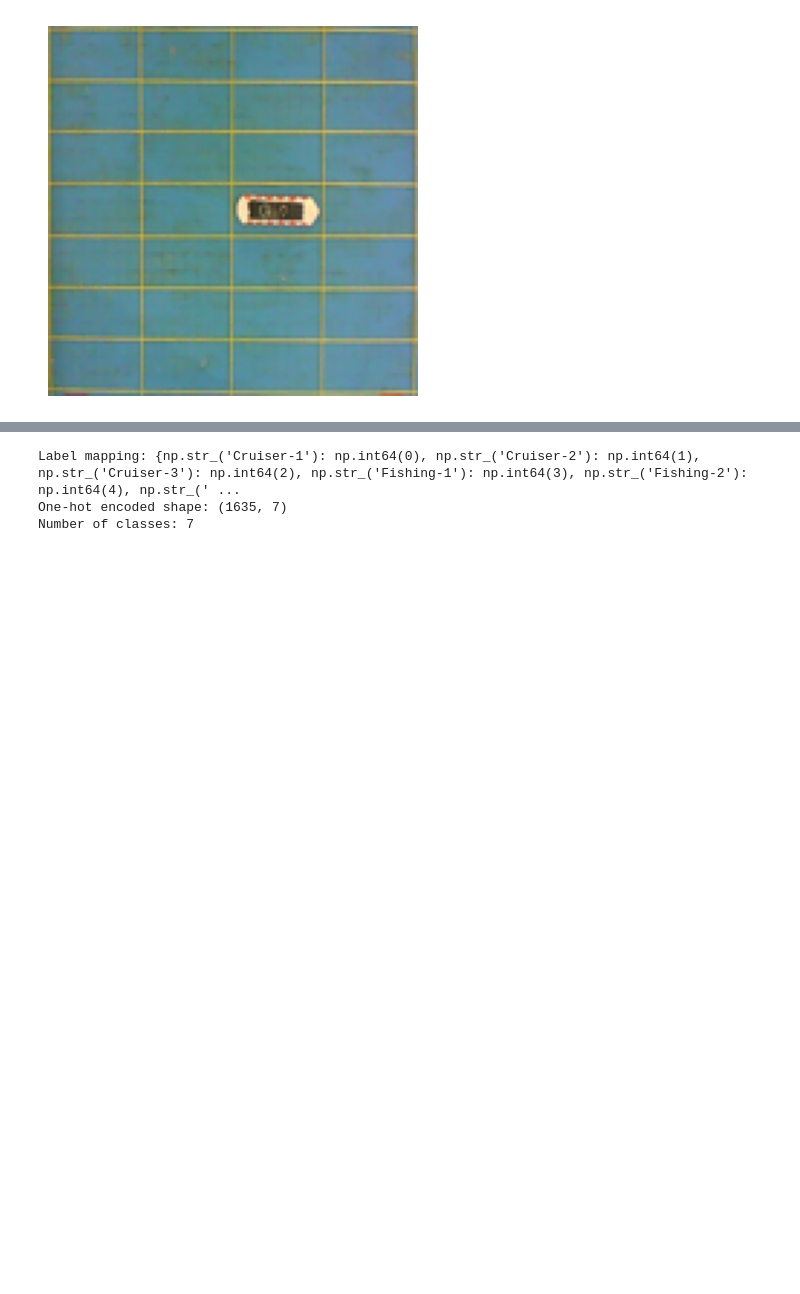
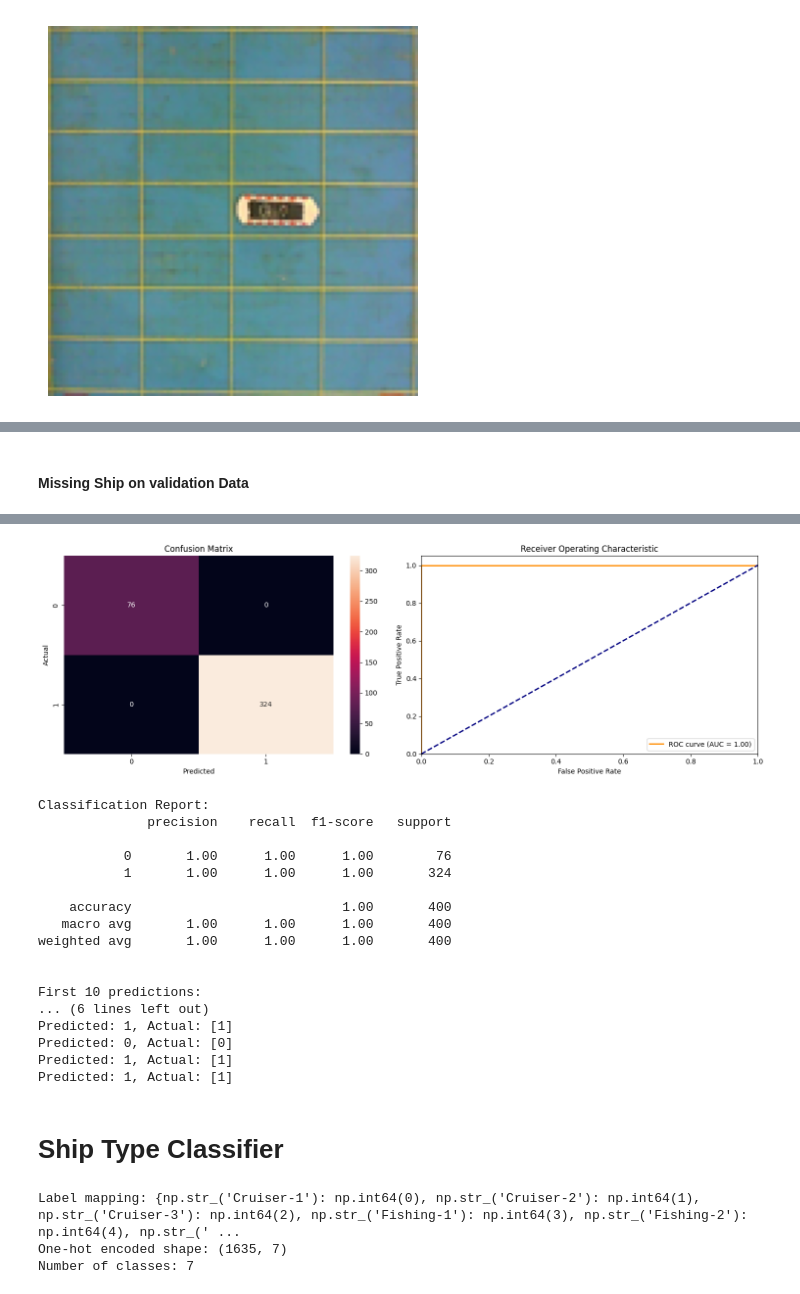
Before and after one commit to Asgharzade/detect-the-ship, a Jupyter notebook: process.ipynb, the cells around one changed output, grey strips where cells are left out. Cells and saved outputs as stored; diff of their text form; code cells hidden in the pictures; blank space fills up the shorter version.

```diff
--- a/process.ipynb
+++ b/process.ipynb
@@ -239,3 +242,61 @@ Predicted: 1, Actual: [1]
 Predicted: 1, Actual: [1]
 Predicted: 1, Actual: [1]
 Predicted: 1, Actual: [1]
+# %%
+processed_images_test, empty_labels_test, location_label_test, location_label_test, location_label_test = preprocess_images_ship_present(test_images, test_labels, test_labels_df)
+# %% [markdown]
+#### Missing Ship on validation Data
+# %%
+from sklearn.metrics import confusion_matrix, classification_report, roc_curve, auc
+import seaborn as sns
+import numpy as np
+
+import matplotlib.pyplot as plt
+
+## Validation Data
+
+
+# Get predictions for all test images
+predictions_ship_present = model_ship_present.predict(processed_images_test)
+
+# Convert predictions to binary values (0 or 1) using threshold of 0.5
+binary_predictions_ship_present = (predictions_ship_present > 0.5).astype(int)
+
+# Calculate confusion matrix
+cm = confusion_matrix(empty_labels_test, binary_predictions_ship_present)
+
+# Calculate ROC curve and AUC
+fpr, tpr, thresholds = roc_curve(empty_labels_test, predictions_ship_present)
+roc_auc = auc(fpr, tpr)
+
+# Plot confusion matrix and ROC curve
+fig, (ax1, ax2) = plt.subplots(1, 2, figsize=(15, 5))
+
+# Plot confusion matrix
+sns.heatmap(cm, annot=True, fmt='d', ax=ax1)
+ax1.set_title('Confusion Matrix')
+ax1.set_xlabel('Predicted')
+ax1.set_ylabel('Actual')
+
+# Plot ROC curve
+ax2.plot(fpr, tpr, color='darkorange', lw=2, label=f'ROC curve (AUC = {roc_auc:.2f})')
+ax2.plot([0, 1], [0, 1], color='navy', lw=2, linestyle='--')
+ax2.set_xlim([0.0, 1.0])
+ax2.set_ylim([0.0, 1.05])
+ax2.set_xlabel('False Positive Rate')
+ax2.set_ylabel('True Positive Rate')
+ax2.set_title('Receiver Operating Characteristic')
+ax2.legend(loc="lower right")
+
+plt.tight_layout()
+plt.show()
+
+# Print classification report
+print("\nClassification Report:")
+print(classification_report(empty_labels_test, binary_predictions_ship_present))
+
+# Print first few predictions and their actual values
+print("\nFirst 10 predictions:")
+for i in range(10):
+    print(f"Predicted: {binary_predictions_ship_present[i][0]}, Actual: {empty_labels_test[i]}")
+# %% [output]
@@ -242,3 +304,23 @@ Predicted: 1, Actual: [1]
+[figure, added]
+Classification Report:
+              precision    recall  f1-score   support
+
+           0       1.00      1.00      1.00        76
+           1       1.00      1.00      1.00       324
+
+    accuracy                           1.00       400
+   macro avg       1.00      1.00      1.00       400
+weighted avg       1.00      1.00      1.00       400
+
+
+First 10 predictions:
+... (6 lines left out)
+Predicted: 1, Actual: [1]
+Predicted: 0, Actual: [0]
+Predicted: 1, Actual: [1]
+Predicted: 1, Actual: [1]
+# %% [markdown]
+# Ship Type Classifier
 # %%
 import numpy as np
 from sklearn.preprocessing import LabelEncoder, OneHotEncoder
```
Also changed, not shown: parts of 33 cells of this notebook.
